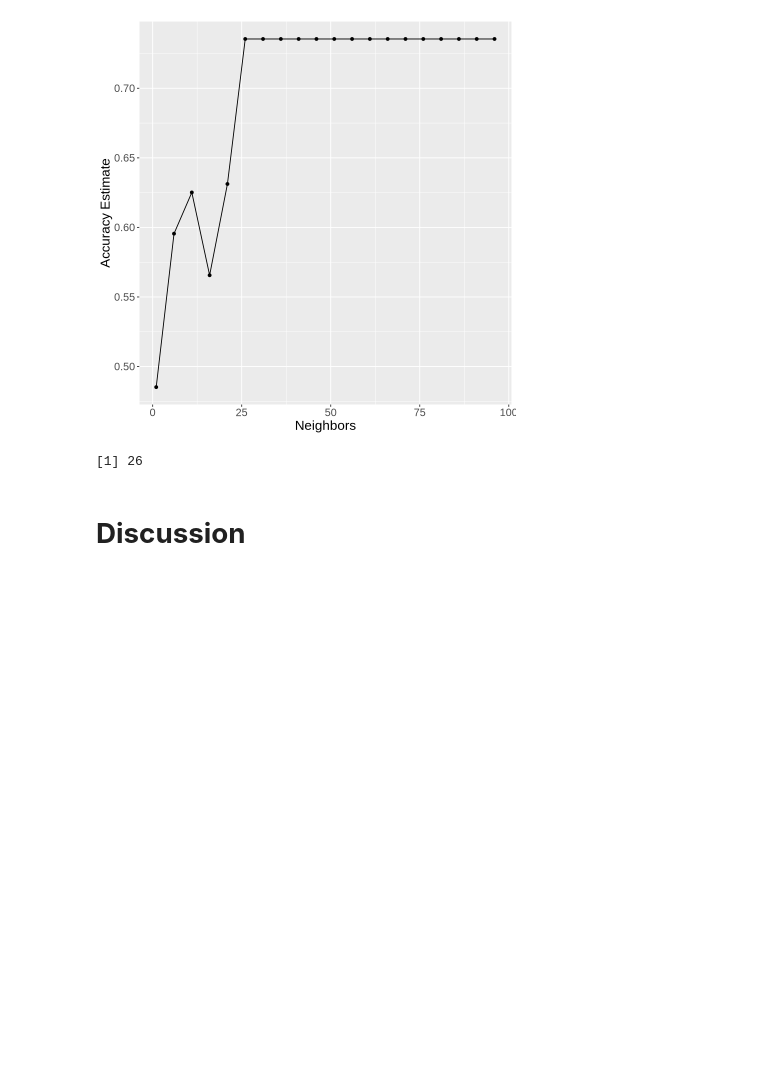
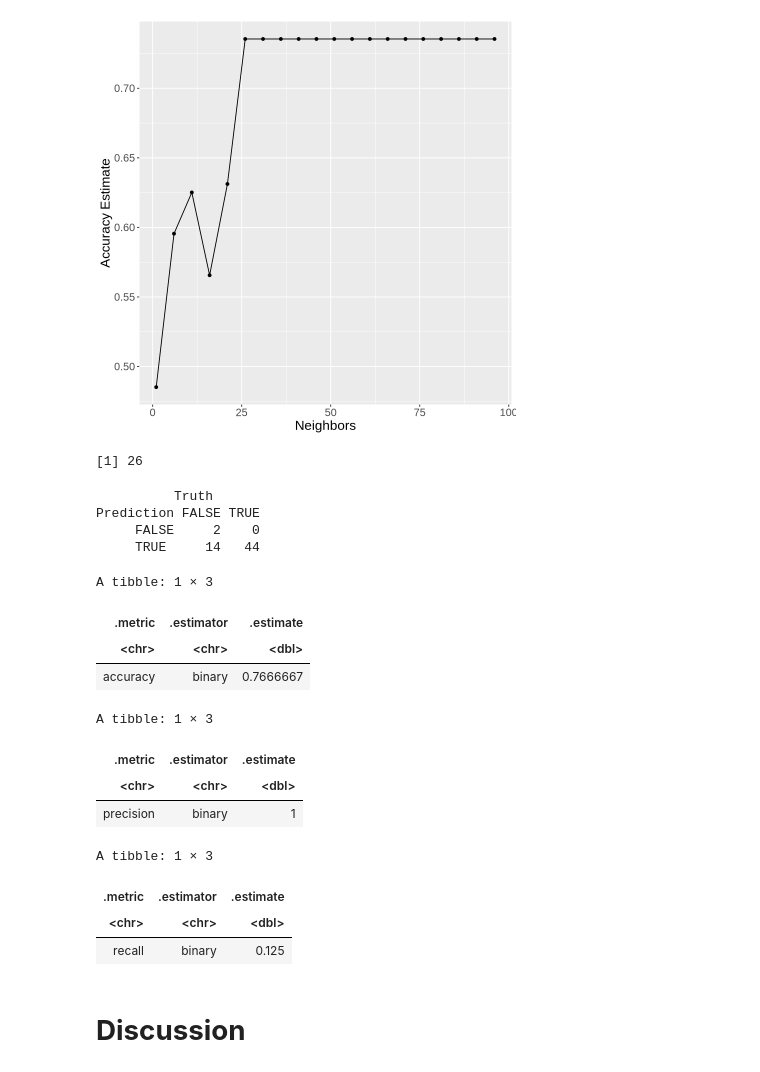
Before and after one commit to sabineelsaadany/Final_Project, a Jupyter notebook: Group_23_Final_Project.ipynb, the cells around one changed output. Saved outputs shown, nothing was run; the diff lists cells and outputs as text; code cells hidden in the pictures; blank space fills up the shorter version.

Commit message:
finished prediction code
finished up the knn classification, printed confusion matrix along with accuracy, recall and precision matrix, so its ready for the discussion section.

```diff
--- a/Group_23_Final_Project.ipynb
+++ b/Group_23_Final_Project.ipynb
@@ -264,6 +272,55 @@ best_k <- accuracies |>
 best_k
 # %% [output]
 [1] 26
+# %%
+knn_spec <- nearest_neighbor(weight_func = "rectangular", neighbors = best_k) |>
+    set_engine("kknn") |>
+    set_mode("classification")
+
+knn_fit <- workflow() |>
+    add_recipe(players_recipe) |>
+    add_model(knn_spec) |>
+    fit(data = players_training)
+# %%
+players_test_predictions <- predict(knn_fit, players_testing) |>
+    bind_cols(players_testing)
+# %%
+confusion_matrix <- players_test_predictions |>
+    conf_mat(truth = subscribe, estimate = .pred_class)
+
+confusion_matrix
+# %% [output]
+          Truth
+Prediction FALSE TRUE
+     FALSE     2    0
+     TRUE     14   44
+# %%
+accuracy <- players_test_predictions |>
+    metrics(truth = subscribe, estimate = .pred_class) |>
+    filter(.metric == "accuracy")
+
+precision <- players_test_predictions |>
+    precision(truth = subscribe, estimate = .pred_class, event_level = "first")
+
+recall <- players_test_predictions |>
+    recall(truth = subscribe, estimate = .pred_class, event_level = "first")
+
+accuracy
+precision
+recall
+# %% [output]
+A tibble: 1 × 3
+| .metric | .estimator | .estimate |
+| <chr> | <chr> | <dbl> |
+| accuracy | binary | 0.7666667 |
+A tibble: 1 × 3
+| .metric | .estimator | .estimate |
+| <chr> | <chr> | <dbl> |
+| precision | binary | 1 |
+A tibble: 1 × 3
+| .metric | .estimator | .estimate |
+| <chr> | <chr> | <dbl> |
+| recall | binary | 0.125 |
 # %% [markdown]
 # **Discussion**
 # %% [markdown]
```
Also changed, not shown: parts of 6 cells of this notebook.
